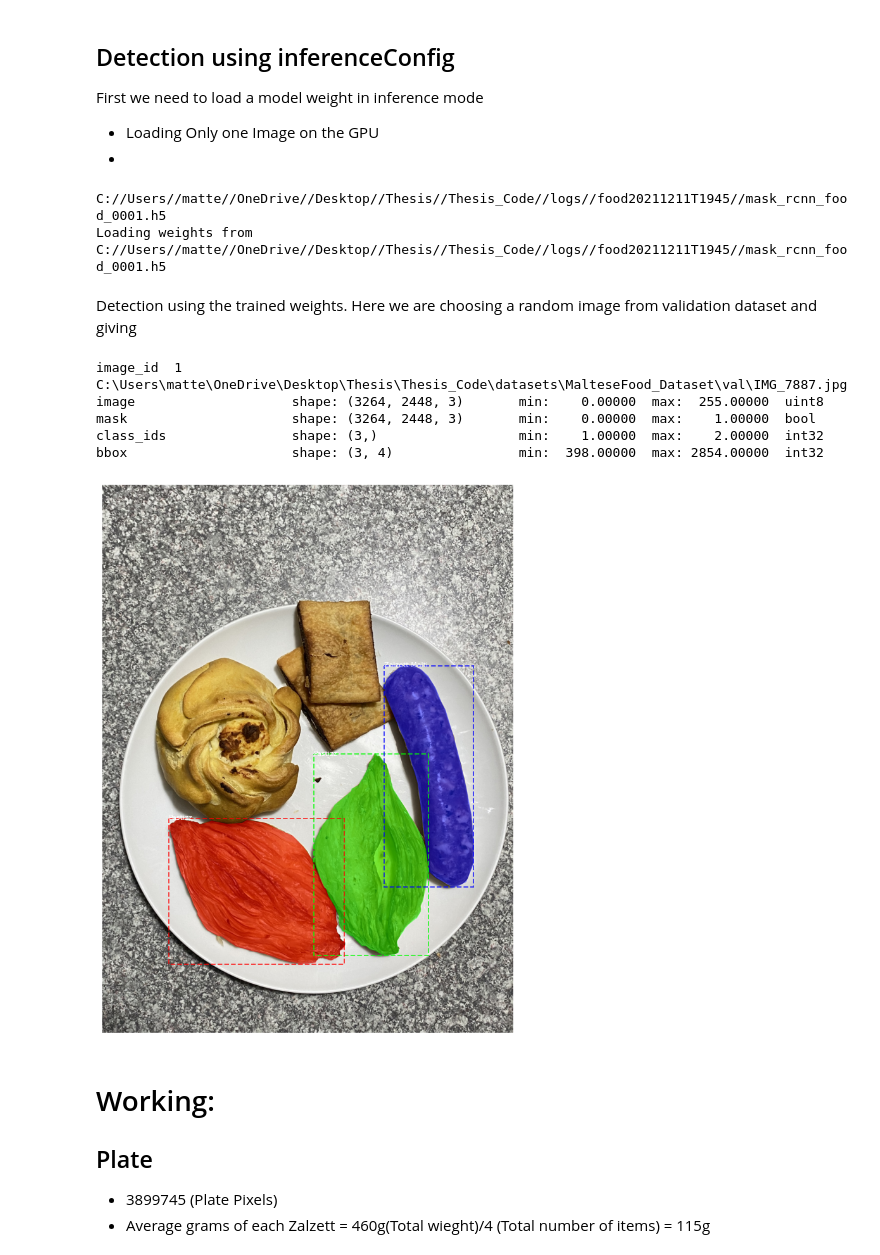
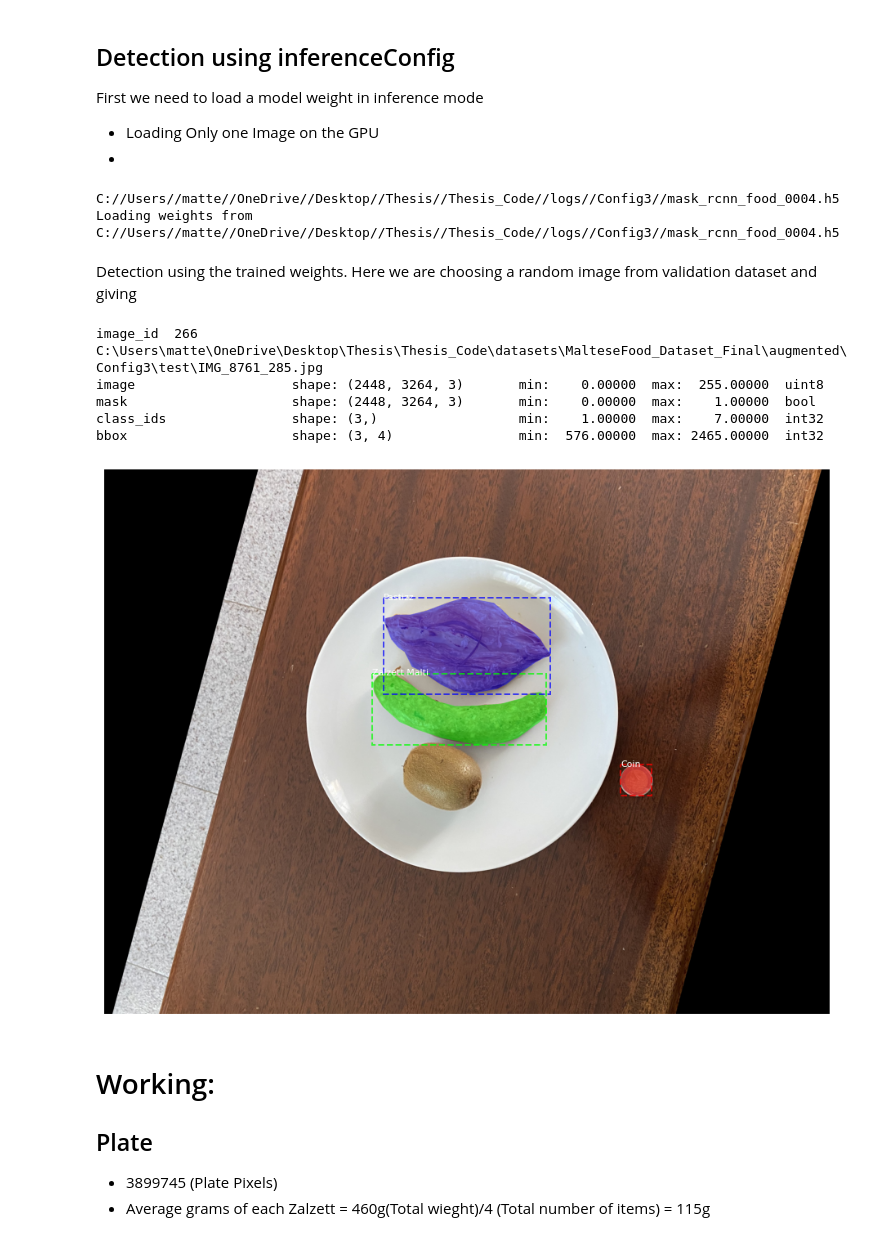
Before and after one commit to MatteiVella/Thesis, a Jupyter notebook: Thesis_Code/food_mask/image_based_food_calorie_estimation .ipynb, the cells around one changed output. Drawn from its saved outputs; the diff is of its cells as text; code cells hidden in the pictures.

```diff
--- a/Thesis_Code/food_mask/image_based_food_calorie_estimation .ipynb
+++ b/Thesis_Code/food_mask/image_based_food_calorie_estimation .ipynb
@@ -61,10 +63,7 @@ MODEL_DIR = os.path.join(ROOT_DIR, "Thesis_Code\\logs")
 - validation steps changed to 10
 # %%
 config = food.FoodConfig()
-#OLD FOOD DIRECTORY
-#FOOD_DIR = os.path.join(ROOT_DIR, "datasets/food")
-
-FOOD_DIR = os.path.join(ROOT_DIR, "Thesis_Code\\datasets\\MalteseFood_Dataset")
+FOOD_DIR = os.path.join(ROOT_DIR, "Thesis_Code\\datasets\\MalteseFood_Dataset_Final\\augmented\\Config3")
 # %% [markdown]
 
 ### Preview of the available dataset
@@ -131,5 +135,5 @@ dataset_train.load_food(FOOD_DIR, "train")
 dataset_train.prepare()
 
 dataset_val = food.FoodDataset()
-dataset_val.load_food(FOOD_DIR,"val")
+dataset_val.load_food(FOOD_DIR,"test")
 dataset_val.prepare()
@@ -153,7 +159,7 @@ dataset_val.prepare()
 # %%
 model.train(dataset_train, dataset_val,
             learning_rate=config.LEARNING_RATE,
-            epochs=1,
+            epochs=4,
             layers='all')
 # %% [output]
 Starting at epoch 0. LR=0.001
@@ -192,47 +204,47 @@ model = modellib.MaskRCNN(mode="inference",
                           config=inference_config,
                           model_dir=MODEL_DIR)
 
-model_path='C://Users//matte//OneDrive//Desktop//Thesis//Thesis_Code//logs//food20211211T1945//mask_rcnn_food_0001.h5'
+model_path='C://Users//matte//OneDrive//Desktop//Thesis//Thesis_Code//logs//Config3//mask_rcnn_food_0004.h5'
 #model_path='C://Users//matte//OneDrive//Desktop//Thesis//Thesis_Code//logs//food20211111T1013//mask_rcnn_food_0001.h5'
 print(model_path)
 print("Loading weights from ", model_path)
 
 model.load_weights(model_path, by_name=True)
 # %% [output]
-C://Users//matte//OneDrive//Desktop//Thesis//Thesis_Code//logs//food20211211T1945//mask_rcnn_food_0001.h5
-Loading weights from  C://Users//matte//OneDrive//Desktop//Thesis//Thesis_Code//logs//food20211211T1945//mask_rcnn_food_0001.h5
+C://Users//matte//OneDrive//Desktop//Thesis//Thesis_Code//logs//Config3//mask_rcnn_food_0004.h5
+Loading weights from  C://Users//matte//OneDrive//Desktop//Thesis//Thesis_Code//logs//Config3//mask_rcnn_food_0004.h5
 # %% [markdown]
 Detection using the trained weights. Here we are choosing a random image from validation dataset and giving
 # %%
 #random.seed(9)
-#Image_id 5 is good
-image_id = 1#random.choice(dataset_val
-           #               .image_ids)
-#image_id = 59
+
+image_id = random.choice(dataset_val
+                          .image_ids)
+
 image = dataset_val.load_image(image_id)
 mask, class_ids = dataset_val.load_mask(image_id)
 # Compute Bounding box
 bbox = utils.extract_bboxes(mask)
 
 # Display image and additional stats
 print("image_id ", image_id, dataset_val.image_reference(image_id))
 log("image", image)
 log("mask", mask)
 log("class_ids", class_ids)
 log("bbox", bbox)
 #("Image Id ",image_id)
 
 # Display image and instances
 visualize.display_instances(image, bbox, mask, class_ids, dataset_val.class_names)
 
 original_image=image
 # %% [output]
-image_id  1 C:\Users\matte\OneDrive\Desktop\Thesis\Thesis_Code\datasets\MalteseFood_Dataset\val\IMG_7887.jpg
-image                    shape: (3264, 2448, 3)       min:    0.00000  max:  255.00000  uint8
-mask                     shape: (3264, 2448, 3)       min:    0.00000  max:    1.00000  bool
-class_ids                shape: (3,)                  min:    1.00000  max:    2.00000  int32
-bbox                     shape: (3, 4)                min:  398.00000  max: 2854.00000  int32
+image_id  266 C:\Users\matte\OneDrive\Desktop\Thesis\Thesis_Code\datasets\MalteseFood_Dataset_Final\augmented\Config3\test\IMG_8761_285.jpg
+image                    shape: (2448, 3264, 3)       min:    0.00000  max:  255.00000  uint8
+mask                     shape: (2448, 3264, 3)       min:    0.00000  max:    1.00000  bool
+class_ids                shape: (3,)                  min:    1.00000  max:    7.00000  int32
+bbox                     shape: (3, 4)                min:  576.00000  max: 2465.00000  int32
-[figure, old version]
+[figure, new version]
 # %% [markdown]
 # Working:
 ## Plate
```
Also changed, not shown: parts of 11 cells of this notebook, 23 other files.
